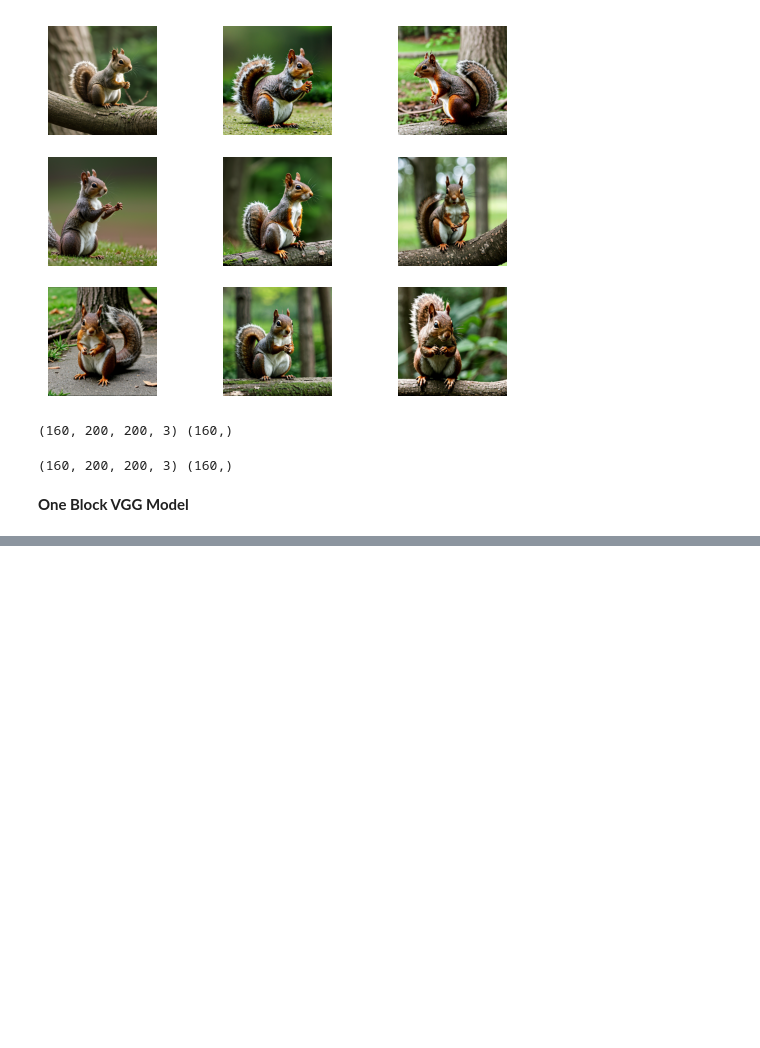
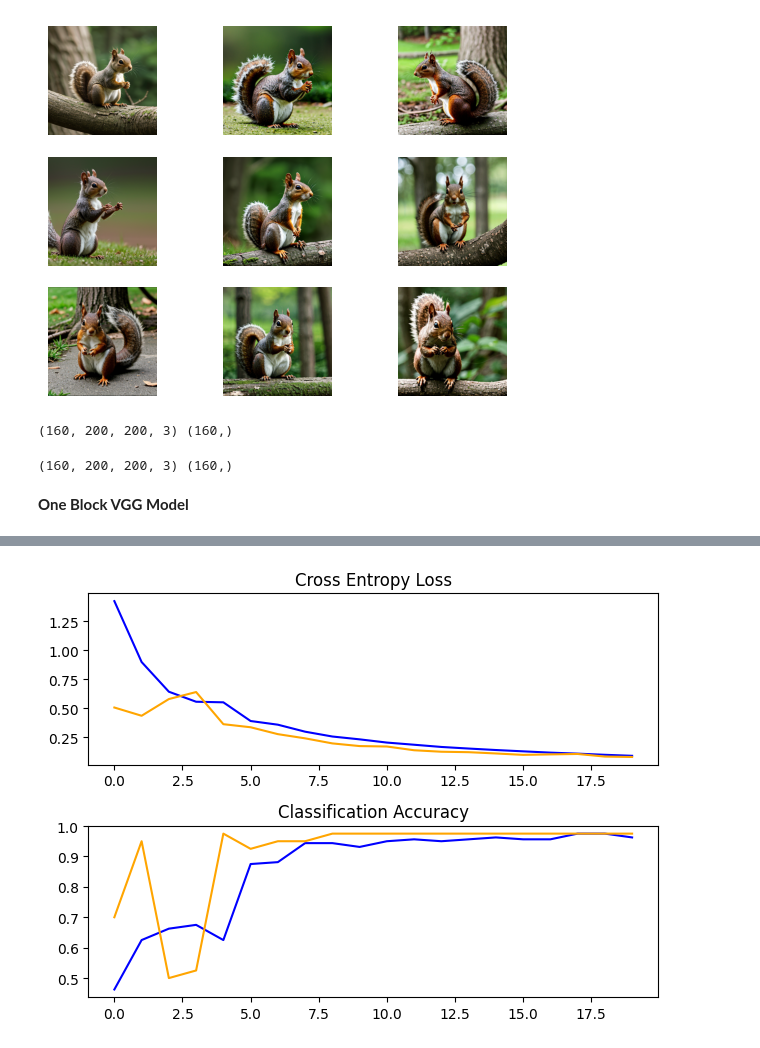
Before and after one commit to shreyamali01/a4, a Jupyter notebook: main.ipynb, the cells around one changed output, grey strips where cells are left out. Cells and saved outputs as stored; diff of their text form; code cells hidden in the pictures; blank space fills up the shorter version.

Commit message:
3 models done

```diff
--- a/main.ipynb
+++ b/main.ipynb
@@ -236,18 +236,11 @@ for file in os.listdir(src_directory):
 
         # Copy the file to the destination directory
         copyfile(src, dst)
+# %%
+training_time = []
+training_loss = []
+training_accuracy = []
+testing_accuracy = []
+number_of_model_parameters = []
 # %% [markdown]
 **One Block VGG Model**
-# %%
-# define cnn model
-def define_model():
-	model = Sequential()
-	model.add(Conv2D(32, (3, 3), activation='relu', kernel_initializer='he_uniform', padding='same', input_shape=(200, 200, 3)))
-	model.add(MaxPooling2D((2, 2)))
-	model.add(Flatten())
-	model.add(Dense(128, activation='relu', kernel_initializer='he_uniform'))
-	model.add(Dense(1, activation='sigmoid'))
-	# compile model
-	opt = SGD(lr=0.001, momentum=0.9)
-	model.compile(optimizer=opt, loss='binary_crossentropy', metrics=['accuracy'])
-	return model
@@ -253,0 +359,74 @@ def define_model():
+# %%
+# define cnn model
+def define_model():
+	model = Sequential()
+	model.add(Conv2D(32, (3, 3), activation='relu', kernel_initializer='he_uniform', padding='same', input_shape=(200, 200, 3)))
+	model.add(MaxPooling2D((2, 2)))
+	model.add(Conv2D(64, (3, 3), activation='relu', kernel_initializer='he_uniform', padding='same'))
+	model.add(MaxPooling2D((2, 2)))
+	model.add(Conv2D(128, (3, 3), activation='relu', kernel_initializer='he_uniform', padding='same'))
+	model.add(MaxPooling2D((2, 2)))
+	model.add(Flatten())
+	model.add(Dense(128, activation='relu', kernel_initializer='he_uniform'))
+	model.add(Dense(1, activation='sigmoid'))
+	# compile model
+	opt = SGD(learning_rate=0.001, momentum=0.9)
+	model.compile(optimizer=opt, loss='binary_crossentropy', metrics=['accuracy'])
+	return model
+
+# plot diagnostic learning curves
+def summarize_diagnostics(history):
+	# plot loss
+	pyplot.subplot(211)
+	pyplot.title('Cross Entropy Loss')
+	pyplot.plot(history.history['loss'], color='blue', label='train')
+	pyplot.plot(history.history['val_loss'], color='orange', label='test')
+	# plot accuracy
+	pyplot.subplot(212)
+	pyplot.title('Classification Accuracy')
+	pyplot.plot(history.history['accuracy'], color='blue', label='train')
+	pyplot.plot(history.history['val_accuracy'], color='orange', label='test')
+	#displaying the plots
+	pyplot.tight_layout()
+	pyplot.show()
+    # # save plot to file
+	# filename = sys.argv[0].split('/')[-1]
+	# pyplot.savefig(filename + '_plot.png')
+	# pyplot.close()
+
+# run the test harness for evaluating a model
+def run_test_harness():
+	# define model
+	model = define_model()
+	# create data generator
+	datagen = ImageDataGenerator(rescale=1.0/255.0)
+	# prepare iterators
+	train_it = datagen.flow_from_directory('dataset_monkey_vs_squirrel/train/',
+		class_mode='binary', batch_size=64, target_size=(200, 200))
+	test_it = datagen.flow_from_directory('dataset_monkey_vs_squirrel/test/',
+		class_mode='binary', batch_size=64, target_size=(200, 200))
+	# fit model
+	start_time = time.time()
+	history = model.fit(train_it, steps_per_epoch=len(train_it),
+		validation_data=test_it, validation_steps=len(test_it), epochs=20, verbose=0)
+	end_time = time.time()
+	train_time = end_time - start_time
+	training_time.append(train_time)
+	print(f"Training Time > {train_time:.2f} seconds")
+	final_training_loss = history.history['loss'][-1]
+	training_loss.append(final_training_loss)
+	print(f"Final Training Loss > {final_training_loss:.4f}")
+	# evaluate model
+	_, acc_train = model.evaluate(train_it, steps=len(train_it), verbose=0)
+	training_accuracy.append(acc_train)
+	print('Training Accuracy > %.3f' % (acc_train * 100.0))
+	_, acc = model.evaluate(test_it, steps=len(test_it), verbose=0)
+	testing_accuracy.append(acc)
+	print('Testing Accuracy > %.3f' % (acc * 100.0))
+	# learning curves
+	summarize_diagnostics(history)
+	model.summary()
+
+# entry point, run the test harness
+run_test_harness()
+# %% [output]
@@ -253,0 +439 @@ def define_model():
+[figure, added]
```
Also changed, not shown: parts of 7 cells of this notebook.
